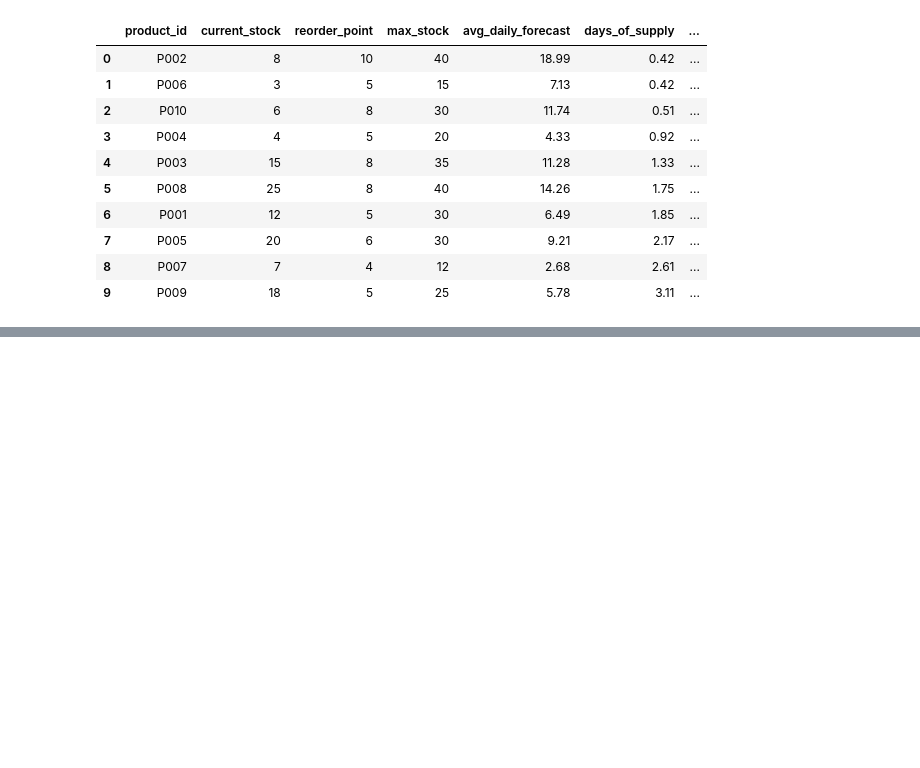
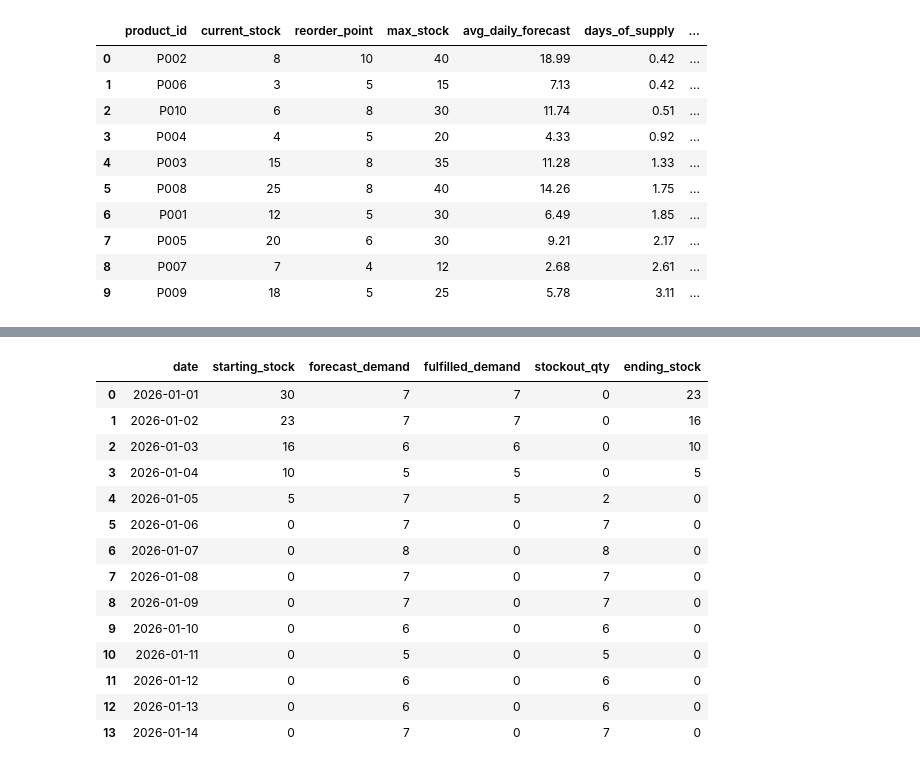
Before and after one commit to youcy03/ai-warehouse-digital-twin, a Jupyter notebook: notebooks/03_demand_forecasting.ipynb, the cells around one changed output, grey strips where cells are left out. Cells and saved outputs as stored; diff of their text form; code cells hidden in the pictures; blank space fills up the shorter version.

```diff
--- a/notebooks/03_demand_forecasting.ipynb
+++ b/notebooks/03_demand_forecasting.ipynb
@@ -1466,0 +1521,16 @@ final_decision_table
+# %%
+import pandas as pd
+import numpy as np
+import matplotlib.pyplot as plt
+
+inventory = pd.read_csv("../data/inventory.csv")
+
+future_forecasts = pd.read_csv(
+    "../data/future_forecasts_14d.csv"
+)
+
+replenishment_decisions = pd.read_csv(
+    "../data/replenishment_decisions.csv"
+)
+
+inventory.head()
@@ -1466,0 +1659,62 @@ final_decision_table
+# %%
+starting_stock = int(p001_inventory["current_stock"])
+reorder_qty = int(
+    p001_decision["forecast_based_reorder_qty"]
+)
+
+current_stock = starting_stock + reorder_qty
+
+simulation_rows = []
+
+for _, row in p001_forecast.iterrows():
+
+    demand = int(row["forecast_units"])
+
+    stock_before_demand = current_stock
+
+    fulfilled_demand = min(
+        stock_before_demand,
+        demand
+    )
+
+    stockout_qty = max(
+        0,
+        demand - stock_before_demand
+    )
+
+    ending_stock = max(
+        0,
+        stock_before_demand - demand
+    )
+
+    simulation_rows.append({
+        "date": row["date"],
+        "starting_stock": stock_before_demand,
+        "forecast_demand": demand,
+        "fulfilled_demand": fulfilled_demand,
+        "stockout_qty": stockout_qty,
+        "ending_stock": ending_stock
+    })
+
+    current_stock = ending_stock
+
+
+p001_simulation = pd.DataFrame(simulation_rows)
+
+p001_simulation
+# %% [output]
+|  | date | starting_stock | forecast_demand | fulfilled_demand | stockout_qty | ending_stock |
+| 0 | 2026-01-01 | 30 | 7 | 7 | 0 | 23 |
+| 1 | 2026-01-02 | 23 | 7 | 7 | 0 | 16 |
+| 2 | 2026-01-03 | 16 | 6 | 6 | 0 | 10 |
+| 3 | 2026-01-04 | 10 | 5 | 5 | 0 | 5 |
+| 4 | 2026-01-05 | 5 | 7 | 5 | 2 | 0 |
+| 5 | 2026-01-06 | 0 | 7 | 0 | 7 | 0 |
+| 6 | 2026-01-07 | 0 | 8 | 0 | 8 | 0 |
+| 7 | 2026-01-08 | 0 | 7 | 0 | 7 | 0 |
+| 8 | 2026-01-09 | 0 | 7 | 0 | 7 | 0 |
+| 9 | 2026-01-10 | 0 | 6 | 0 | 6 | 0 |
+| 10 | 2026-01-11 | 0 | 5 | 0 | 5 | 0 |
+| 11 | 2026-01-12 | 0 | 6 | 0 | 6 | 0 |
+| 12 | 2026-01-13 | 0 | 6 | 0 | 6 | 0 |
+| 13 | 2026-01-14 | 0 | 7 | 0 | 7 | 0 |
```
Also changed, not shown: parts of 33 cells of this notebook, 4 other files.
